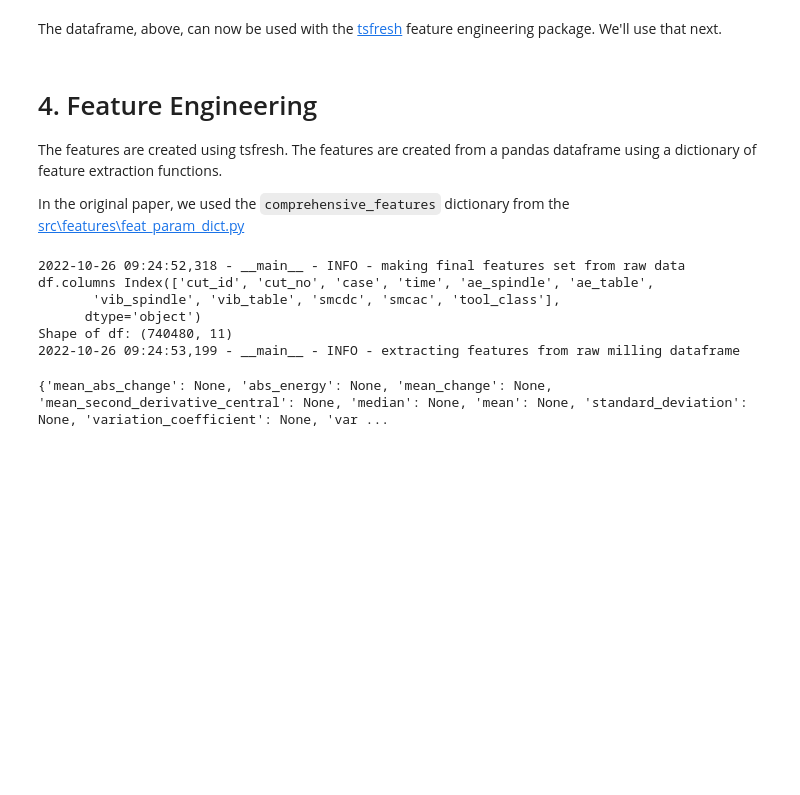
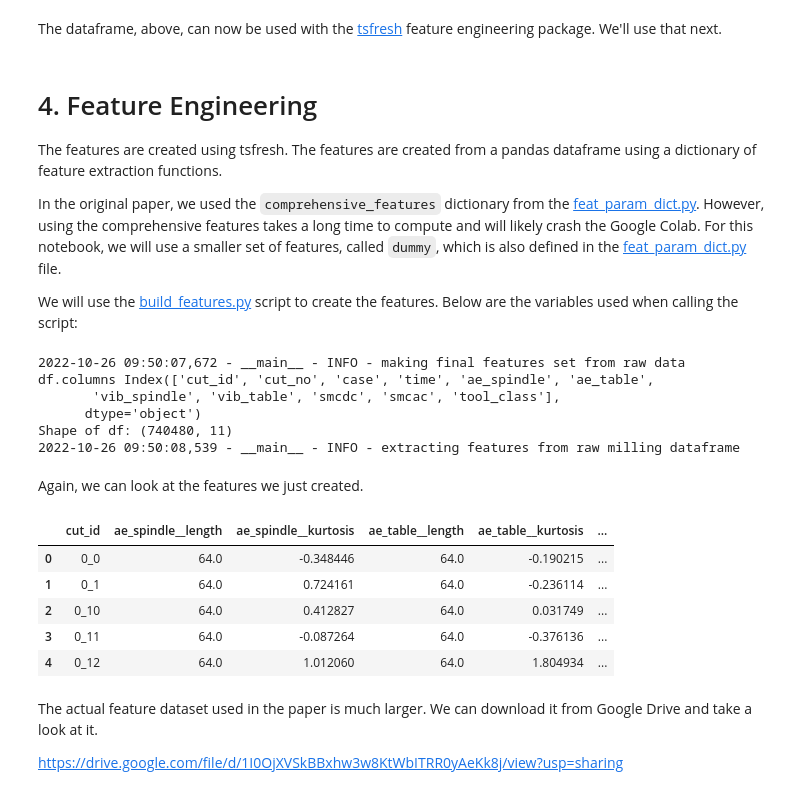
Before and after one commit to tvhahn/tspipe, a Jupyter notebook: notebooks/milling-reproduction.ipynb, the cells around one changed output. Saved outputs shown, nothing was run; the diff lists cells and outputs as text; code cells hidden in the pictures; blank space fills up the shorter version.

Commit message:
Download features from gdrive

```diff
--- a/notebooks/milling-reproduction.ipynb
+++ b/notebooks/milling-reproduction.ipynb
@@ -127,28 +132,51 @@ The dataframe, above, can now be used with the [tsfresh](https://github.com/blue
 # 4. Feature Engineering
 The features are created using tsfresh. The features are created from a pandas dataframe using a dictionary of feature extraction functions.
 
-In the original paper, we used the `comprehensive_features` dictionary from the [src\features\feat_param_dict.py](https://github.com/tvhahn/tspipe/blob/master/src/features/feat_param_dict.py)
+In the original paper, we used the `comprehensive_features` dictionary from the [feat_param_dict.py](https://github.com/tvhahn/tspipe/blob/master/src/features/feat_param_dict.py). However, using the comprehensive features takes a long time to compute and will likely crash the Google Colab. For this notebook, we will use a smaller set of features, called `dummy`, which is also defined in the [feat_param_dict.py](https://github.com/tvhahn/tspipe/blob/master/src/features/feat_param_dict.py) file.
+
+We will use the [build_features.py](https://github.com/tvhahn/tspipe/blob/master/src/features/build_features.py) script to create the features. Below are the variables used when calling the script:
-# %%
-!python {proj_dir}/src/features/build_features.py \
-	-p {proj_dir} \
-	--dataset milling \
-	--path_data_dir {proj_dir}/data/ \
-	--raw_dir_name stride64_len64 \
-	--raw_file_name milling.csv.gz \
-	--processed_dir_name milling_features \
-	--feat_file_name milling_features.csv \
-	--feat_dict_name dummy \
-	--n_cores 6
-# %% [output]
-2022-10-26 09:24:52,318 - __main__ - INFO - making final features set from raw data
-df.columns Index(['cut_id', 'cut_no', 'case', 'time', 'ae_spindle', 'ae_table',
-       'vib_spindle', 'vib_table', 'smcdc', 'smcac', 'tool_class'],
-      dtype='object')
-Shape of df: (740480, 11)
-2022-10-26 09:24:53,199 - __main__ - INFO - extracting features from raw milling dataframe
-# %%
-from src.features.feat_param_dict import comprehensive_features
-
-print(comprehensive_features)
-# %% [output]
-{'mean_abs_change': None, 'abs_energy': None, 'mean_change': None, 'mean_second_derivative_central': None, 'median': None, 'mean': None, 'standard_deviation': None, 'variation_coefficient': None, 'var ...
+# %%
+# change these variables for the script
+DATASET = 'milling' # either 'milling' or 'cnc'
+PROCESSED_DIR_NAME = 'milling_features' # name of folder to save features in
+FEAT_FILE_NAME = 'milling_features.csv' # name of file to save features in
+RAW_DIR_NAME = f'stride{STRIDE}_len{WINDOW_LEN}' # name of folder containing raw data
+RAW_FILE_NAME = 'milling.csv.gz' # name of file containing raw data
+FEAT_DICT_NAME = 'dummy' # as defined in build_features.py. Either 'dummy' or 'comp'
+N_CORES = 4 # number of cores to use for multiprocessing
+
+# run the script
+!python {proj_dir}/src/features/build_features.py \
+	-p {proj_dir} \
+	--dataset {DATASET} \
+	--path_data_dir {proj_dir}/data/ \
+	--raw_dir_name {RAW_DIR_NAME} \
+	--raw_file_name {RAW_FILE_NAME} \
+	--processed_dir_name {PROCESSED_DIR_NAME} \
+	--feat_file_name {FEAT_FILE_NAME} \
+	--feat_dict_name {FEAT_DICT_NAME} \
+	--n_cores {N_CORES}
+# %% [output]
+2022-10-26 09:50:07,672 - __main__ - INFO - making final features set from raw data
+df.columns Index(['cut_id', 'cut_no', 'case', 'time', 'ae_spindle', 'ae_table',
+       'vib_spindle', 'vib_table', 'smcdc', 'smcac', 'tool_class'],
+      dtype='object')
+Shape of df: (740480, 11)
+2022-10-26 09:50:08,539 - __main__ - INFO - extracting features from raw milling dataframe
+# %% [markdown]
+Again, we can look at the features we just created.
+# %%
+# load the milling.csv.gz file with pandas
+df_feat = pd.read_csv(proj_dir / 'data' / 'processed' / 'milling' / PROCESSED_DIR_NAME / FEAT_FILE_NAME)
+df_feat.head()
+# %% [output]
+|  | cut_id | ae_spindle__length | ae_spindle__kurtosis | ae_table__length | ae_table__kurtosis | ... |
+| 0 | 0_0 | 64.0 | -0.348446 | 64.0 | -0.190215 | ... |
+| 1 | 0_1 | 64.0 | 0.724161 | 64.0 | -0.236114 | ... |
+| 2 | 0_10 | 64.0 | 0.412827 | 64.0 | 0.031749 | ... |
+| 3 | 0_11 | 64.0 | -0.087264 | 64.0 | -0.376136 | ... |
+| 4 | 0_12 | 64.0 | 1.012060 | 64.0 | 1.804934 | ... |
+# %% [markdown]
+The actual feature dataset used in the paper is much larger. We can download it from Google Drive and take a look at it.
+
+https://drive.google.com/file/d/1I0OjXVSkBBxhw3w8KtWbITRR0yAeKk8j/view?usp=sharing
```
Also changed, not shown: parts of 7 cells of this notebook.
